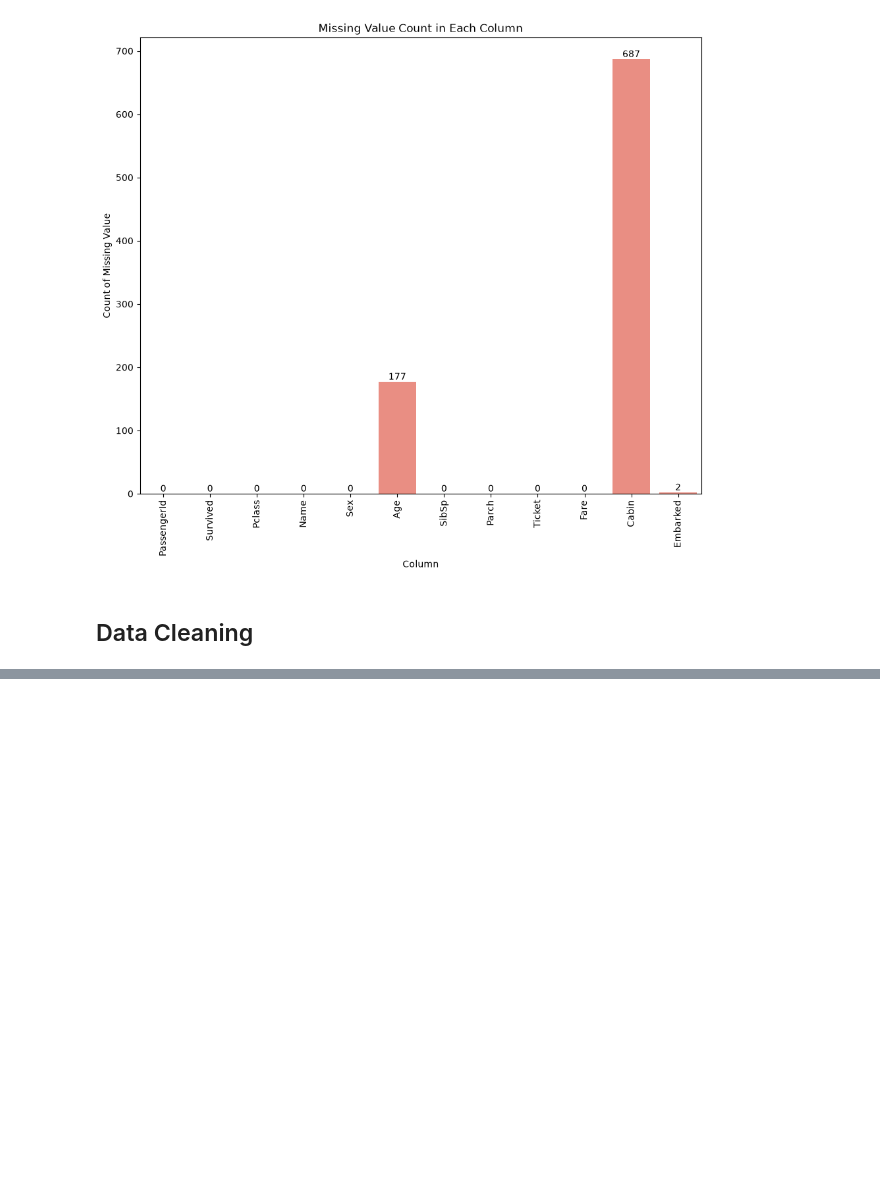
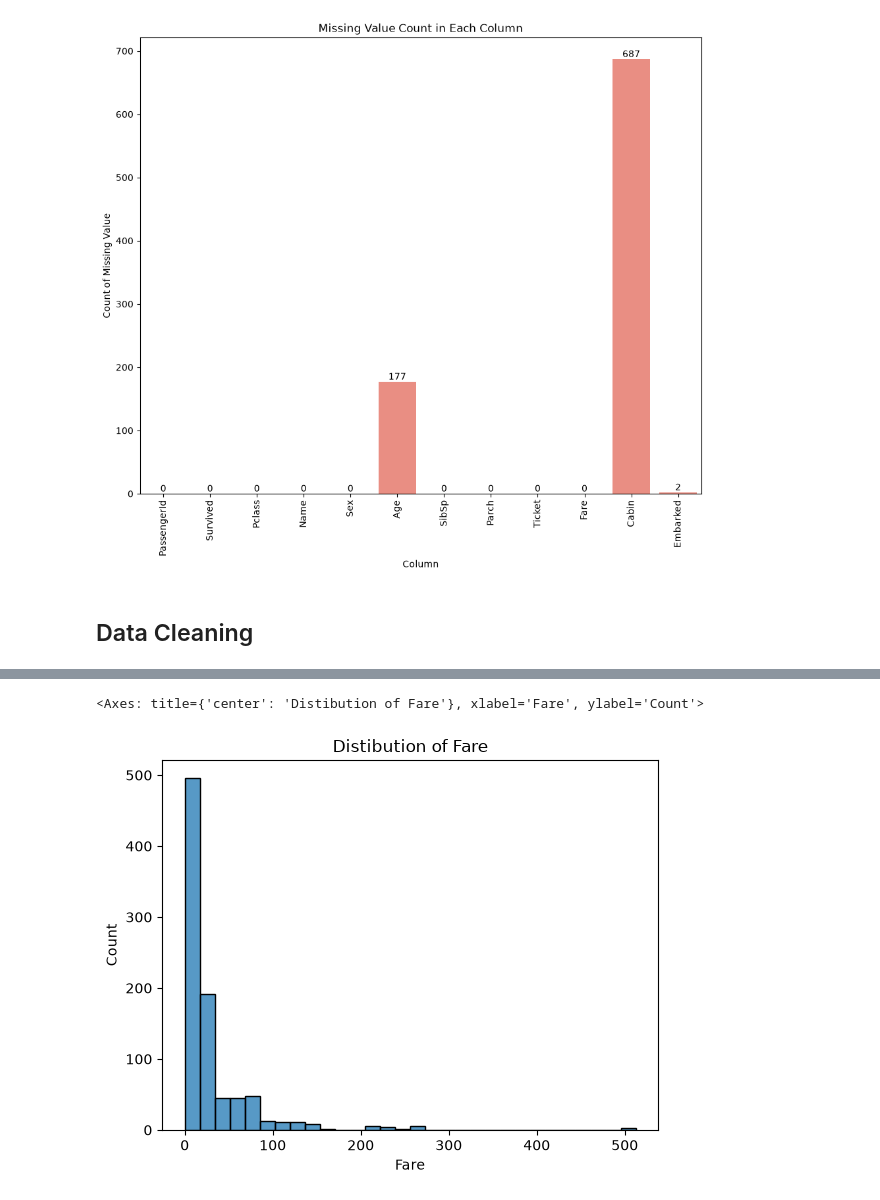
Before and after one commit to Rohit-Bansode/Titanic_Survival_Analysis-EDA, a Jupyter notebook: Notebooks/Titanic_EDA.ipynb, the cells around one changed output, grey strips where cells are left out. Drawn from its saved outputs; the diff is of its cells as text; code cells hidden in the pictures; blank space fills up the shorter version.

```diff
--- a/Notebooks/Titanic_EDA.ipynb
+++ b/Notebooks/Titanic_EDA.ipynb
@@ -145,0 +226,8 @@ for bar in plt.gca().patches:
+# %%
+## Distibution of Fare
+
+plt.title("Distibution of Fare")
+sns.histplot(df['Fare'],bins=30)
+# %% [output]
+<Axes: title={'center': 'Distibution of Fare'}, xlabel='Fare', ylabel='Count'>
+[figure, added]
```
Also changed, not shown: parts of 7 cells of this notebook.
